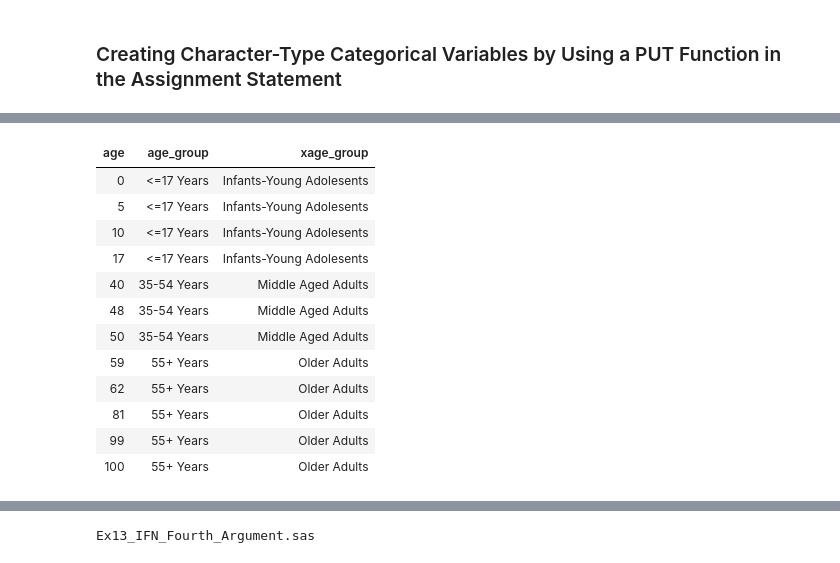
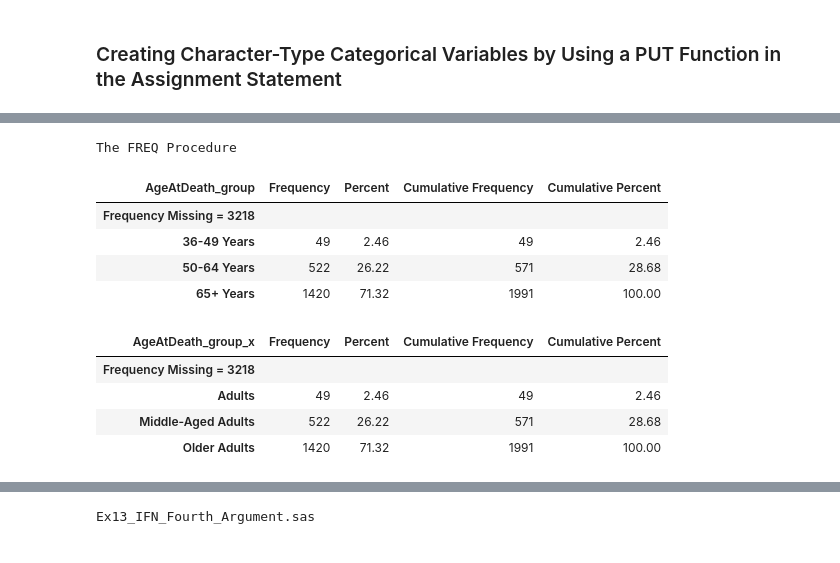
Before and after one commit to ProcJimi/curriculum, a Jupyter notebook: Week3/Week3_Part2.ipynb, the cells around one changed output, grey strips where cells are left out. Drawn from its saved outputs; the diff is of its cells as text; code cells hidden in the pictures.

```diff
--- a/Week3/Week3_Part2.ipynb
+++ b/Week3/Week3_Part2.ipynb
@@ -75,47 +102,38 @@ The FREQ Procedure
 # %%
-*Ex10_DO_Group.sas;
- data age_data;
-  length age_group $14 xage_group $25;
-  input age @@ ;
-   if age <=17 then
+ data Heart;
+  length AgeAtDeath_group AgeAtDeath_group_x $25;
+  set sashelp.heart;
+   if 36<=ageatdeath <=49 then
        DO;
-        age_group ='<=17 Years';
-        xage_group= 'Infants-Young Adolesents';
+        AgeAtDeath_group ='36-49 Years';
+        AgeAtDeath_group_x= 'Adults';
        END;
-    else if 18<=age<=34 then
+    else if 50<=ageatdeath<=64 then
        DO;
-         age_group= '18-34 Years';
-         xage_group= 'Young Adults';
+         AgeAtDeath_group = '50-64 Years';
+         AgeAtDeath_group_x = 'Middle-Aged Adults';
        END;
 
-    else if 35<=age<=54 then
+    else if ageatdeath>=65 then
        DO;
-         age_group= '35-54 Years';
-         xage_group='Middle Aged Adults';
+         AgeAtDeath_group = '65+ Years';
+        AgeAtDeath_group_x ='Older Adults';
        END;
-    else if age>=55 then
-      DO;
-        age_group= '55+ Years';
-        xage_group= 'Older Adults';
-      END;
-   datalines;
-  0 5 10 17 40 48 50 59 62 81 99 100
-  ;
-title 'Listing of Multiple Variables Created with DO Group';
+
+ title 'Listing of Multiple Variables Created with DO Group';
 title;
- proc print noobs; var age age_group xage_group;
+ proc freq data=Heart;
+  tables AgeAtDeath_group AgeAtDeath_group_x;
 run;
 # %% [output]
+The FREQ Procedure
-| age | age_group | xage_group |
-| 0 | <=17 Years | Infants-Young Adolesents |
-| 5 | <=17 Years | Infants-Young Adolesents |
-| 10 | <=17 Years | Infants-Young Adolesents |
-| 17 | <=17 Years | Infants-Young Adolesents |
-| 40 | 35-54 Years | Middle Aged Adults |
-| 48 | 35-54 Years | Middle Aged Adults |
-| 50 | 35-54 Years | Middle Aged Adults |
-| 59 | 55+ Years | Older Adults |
-| 62 | 55+ Years | Older Adults |
-| 81 | 55+ Years | Older Adults |
-| 99 | 55+ Years | Older Adults |
-| 100 | 55+ Years | Older Adults |
+| AgeAtDeath_group | Frequency | Percent | Cumulative Frequency | Cumulative Percent |
+| Frequency Missing = 3218 |  |  |  |  |
+| 36-49 Years | 49 | 2.46 | 49 | 2.46 |
+| 50-64 Years | 522 | 26.22 | 571 | 28.68 |
+| 65+ Years | 1420 | 71.32 | 1991 | 100.00 |
+| AgeAtDeath_group_x | Frequency | Percent | Cumulative Frequency | Cumulative Percent |
+| Frequency Missing = 3218 |  |  |  |  |
+| Adults | 49 | 2.46 | 49 | 2.46 |
+| Middle-Aged Adults | 522 | 26.22 | 571 | 28.68 |
+| Older Adults | 1420 | 71.32 | 1991 | 100.00 |
```
Also changed, not shown: parts of 27 cells of this notebook, 6 other files.
